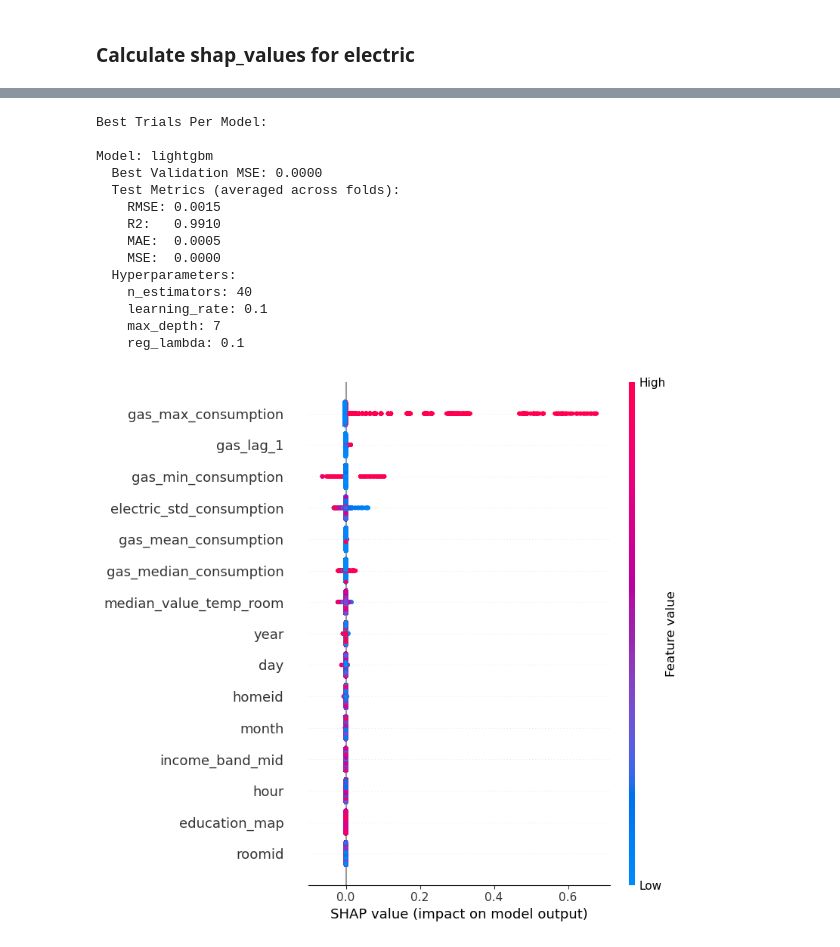
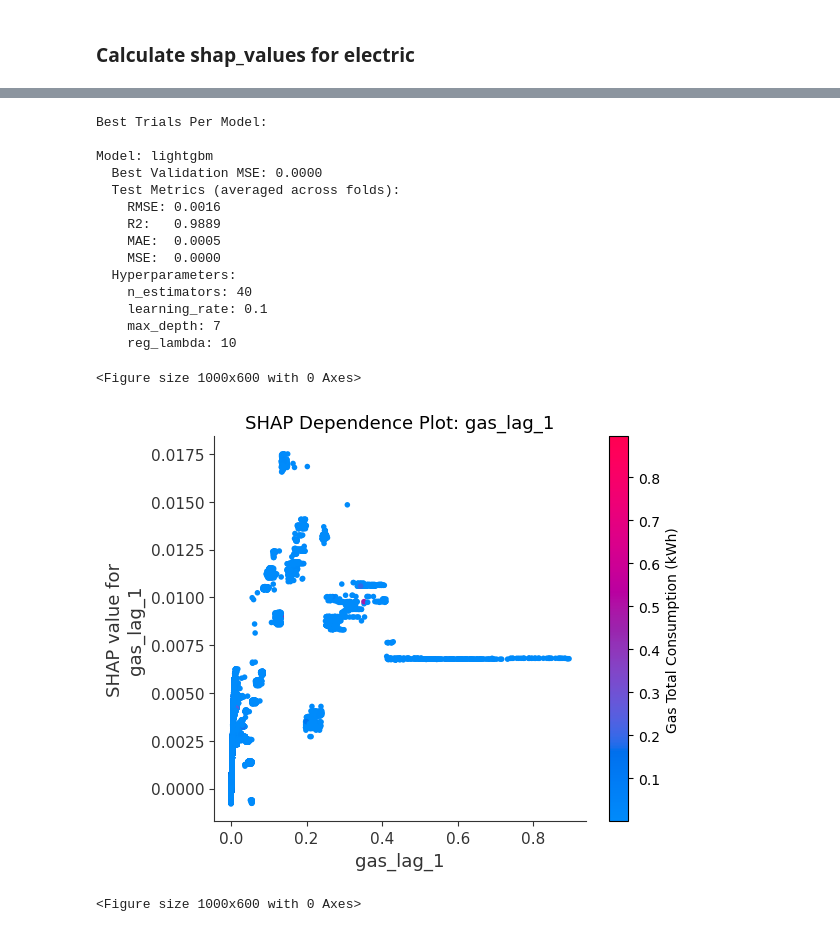
Before and after one commit to sudo-Oliver/Predictive-Analytics-Private, a Jupyter notebook: notebooks/EnsembleLearning.ipynb, the cells around one changed output, grey strips where cells are left out. Cells and saved outputs as stored; diff of their text form; code cells hidden in the pictures.

```diff
--- a/notebooks/EnsembleLearning.ipynb
+++ b/notebooks/EnsembleLearning.ipynb
@@ -126,12 +137,7 @@ import catboost as cb
 from sklearn.ensemble import RandomForestRegressor
 
 # Sample data
-X_elec = df.drop(columns=['electric_total_consumption_kWh',
-                     'gas_total_consumption_kWh','gas_mean_consumption',
-                     'gas_min_consumption',
-                     'gas_max_consumption',
-                     'gas_median_consumption',
-                     'gas_lag_1'])
+X_elec = df.drop(columns=['electric_total_consumption_kWh'])
 y_elec = df['electric_total_consumption_kWh']
 
 # Progress bar callback
@@ -400,12 +406,7 @@ Index(['homeid', 'electric_min_consumption', 'electric_max_consumption',
        'electric_lag_1', 'gas_lag_1'],
       dtype='object')
 # %%
-X_gas = df.drop(columns=['electric_total_consumption_kWh',
-                     'gas_total_consumption_kWh',
-                     'electric_min_consumption',
-                     'electric_max_consumption',
-                     'electric_median_consumption',
-                     'electric_lag_1'])
+X_gas = df.drop(columns=['gas_total_consumption_kWh'])
 y_gas = df['gas_total_consumption_kWh']
 
 # Create one study per model.
@@ -665,38 +694,88 @@ for model_name, model_study in studies2.items():
     print("  Hyperparameters:")
     for key, value in best_trial2.params.items():
         print(f"    {key}: {value}")
 
-    with tqdm(desc=f"SHAP for {model_name}", total=3) as pbar:
+    with tqdm(desc=f"SHAP for {model_name}", total=7) as pbar:
         # 1. Re-create the best model from the best trial
         best_params = {k: v for k, v in best_trial2.params.items()}
         final_model2 = MODEL_CONSTRUCTORS[model_name](best_params)
         pbar.update(1)
 
         # 2. Fit on your full dataset or a final train set
         final_model2.fit(X_gas, y_gas)
         pbar.update(1)
 
         # 3. Generate SHAP explanations and plots
         explainer = shap.TreeExplainer(final_model2)
         shap_values_gas = explainer.shap_values(X_test_gas)
-        #shap.summary_plot(shap_values_gas, X_test_gas, plot_type="bar")
+        pbar.update(1)
+
+        # Create a scatter plot for lag_1 values
+        plt.figure(figsize=(10, 6))
+        shap.dependence_plot("gas_lag_1", shap_values_gas, X_test_gas, interaction_index=None, show=False)
+        scatter = plt.gcf().get_axes()[0].collections[0]
+        scatter.set_cmap(shap.plots.colors.red_blue)
+        scatter.set_array(y_test_gas)
+        cbar = plt.colorbar(scatter)
+        cbar.set_label('Gas Total Consumption (kWh)', fontsize=10)
+        plt.title('SHAP Dependence Plot: gas_lag_1', fontsize=13)
+        plt.show()
+
+        # Create a scatter plot for max_consumption
+        plt.figure(figsize=(10, 6))
+        shap.dependence_plot("gas_max_consumption", shap_values_gas, X_test_gas, interaction_index=None, show=False)
+        scatter = plt.gcf().get_axes()[0].collections[0]
+        scatter.set_cmap(shap.plots.colors.red_blue)
+        scatter.set_array(y_test_gas)
+        cbar = plt.colorbar(scatter)
+        cbar.set_label('Gas Total Consumption (kWh)', fontsize=10)
+        plt.title('SHAP Dependence Plot: gas_max_consumption', fontsize=13)
+        plt.show()
+        pbar.update(1)
+
+        # Show summary plot
         shap.summary_plot(shap_values_gas, X_test_gas)
-        shap.dependence_plot("gas_median_consumption", shap_values_gas, X_test_gas)
-        shap.dependence_plot("gas_lag_1", shap_values_gas, X_test_gas)
         pbar.update(1)
+
+        # Scatter plot for income band
+        plt.figure(figsize=(10, 6))
+        shap.dependence_plot("income_band_mid", shap_values_gas, X_test_gas, interaction_index=None, show=False)
+        scatter = plt.gcf().get_axes()[0].collections[0]
+        scatter.set_cmap(shap.plots.colors.red_blue)
+        scatter.set_array(y_test_gas)
+        cbar = plt.colorbar(scatter)
+        cbar.set_label('Gas Total Consumption (kWh)', fontsize=10)
+        plt.title('SHAP Dependence Plot: income_band_mid', fontsize=13)
+        plt.show()
+        pbar.update(1)
+
+        # Scatter plot for education map
+        plt.figure(figsize=(10, 6))
+        shap.dependence_plot("education_map", shap_values_gas, X_test_gas, interaction_index=None, show=False)
+        scatter = plt.gcf().get_axes()[0].collections[0]
+        scatter.set_cmap(shap.plots.colors.red_blue)
+        scatter.set_array(y_test_gas)
+        cbar = plt.colorbar(scatter)
+        cbar.set_label('Gas Total Consumption (kWh)', fontsize=10)
+        plt.title('SHAP Dependence Plot: income_band_mid', fontsize=13)
+        plt.show()
+
+        pbar.update(1)
 # %% [output]
 Best Trials Per Model:
 
 Model: lightgbm
   Best Validation MSE: 0.0000
   Test Metrics (averaged across folds):
-    RMSE: 0.0015
-    R2:   0.9910
+    RMSE: 0.0016
+    R2:   0.9889
     MAE:  0.0005
     MSE:  0.0000
   Hyperparameters:
     n_estimators: 40
     learning_rate: 0.1
     max_depth: 7
-    reg_lambda: 0.1
+    reg_lambda: 10
+<Figure size 1000x600 with 0 Axes>
-[figure, old version]
+[figure, new version]
+<Figure size 1000x600 with 0 Axes>
```
Also changed, not shown: parts of 6 cells of this notebook.
